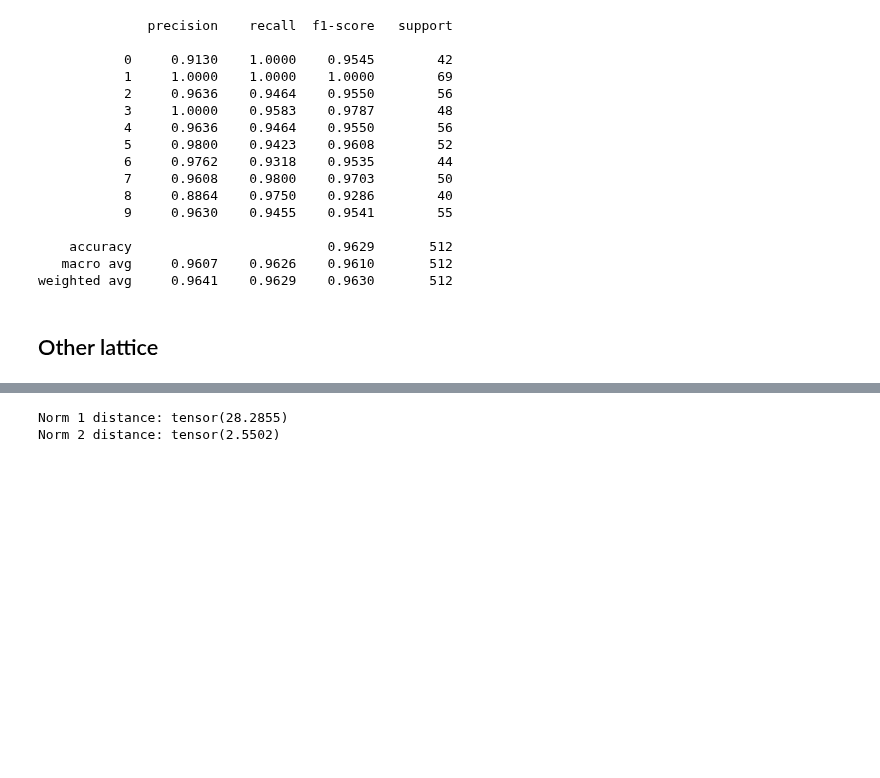
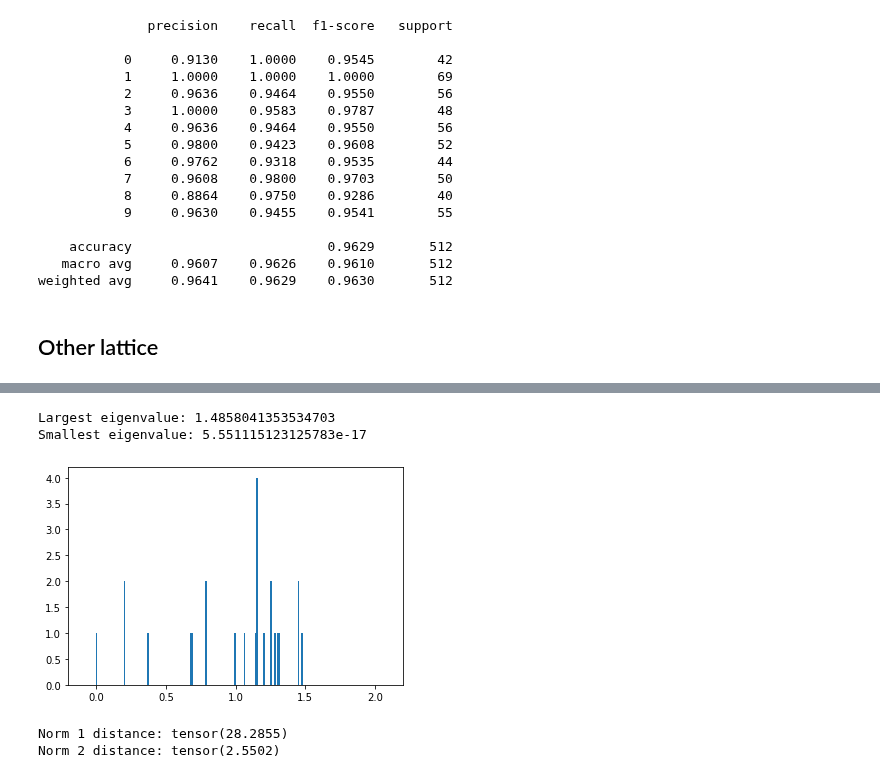
Before and after one commit to Axeln78/SpectralDGL, a Jupyter notebook: Chebnet on MNIST/laplacianprediction.ipynb, the cells around one changed output, grey strips where cells are left out. Cells and saved outputs as stored; diff of their text form; code cells hidden in the pictures; blank space fills up the shorter version.

```diff
--- a/Chebnet on MNIST/laplacianprediction.ipynb
+++ b/Chebnet on MNIST/laplacianprediction.ipynb
@@ -172,3 +216,10 @@ plt.colorbar()
+# %%
+from ninja import GeigplotH
+GeigplotH(g2)
+# %% [output]
+Largest eigenvalue: 1.4858041353534703
+Smallest eigenvalue: 5.551115123125783e-17
+[figure, added]
 # %%
 res = L2-L
 print('Norm 1 distance:', torch.norm(res, p=1),
```
Also changed, not shown: parts of 18 cells of this notebook.
